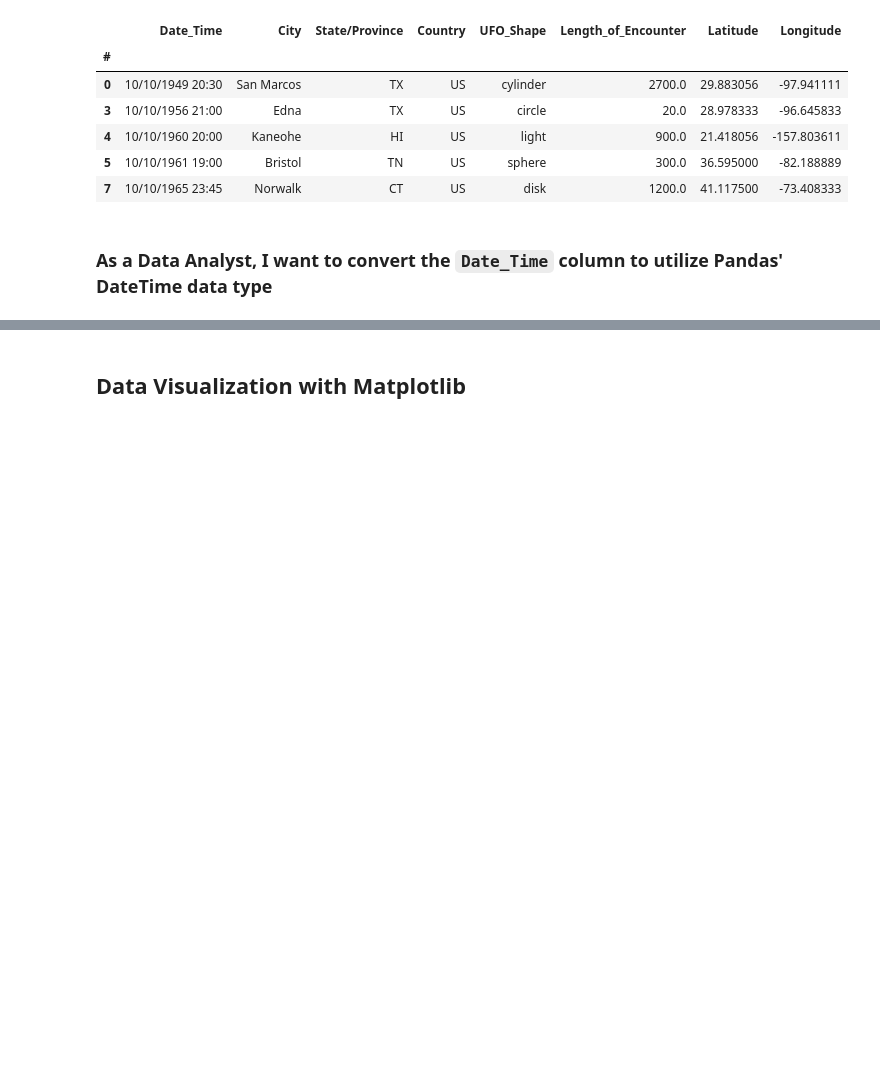
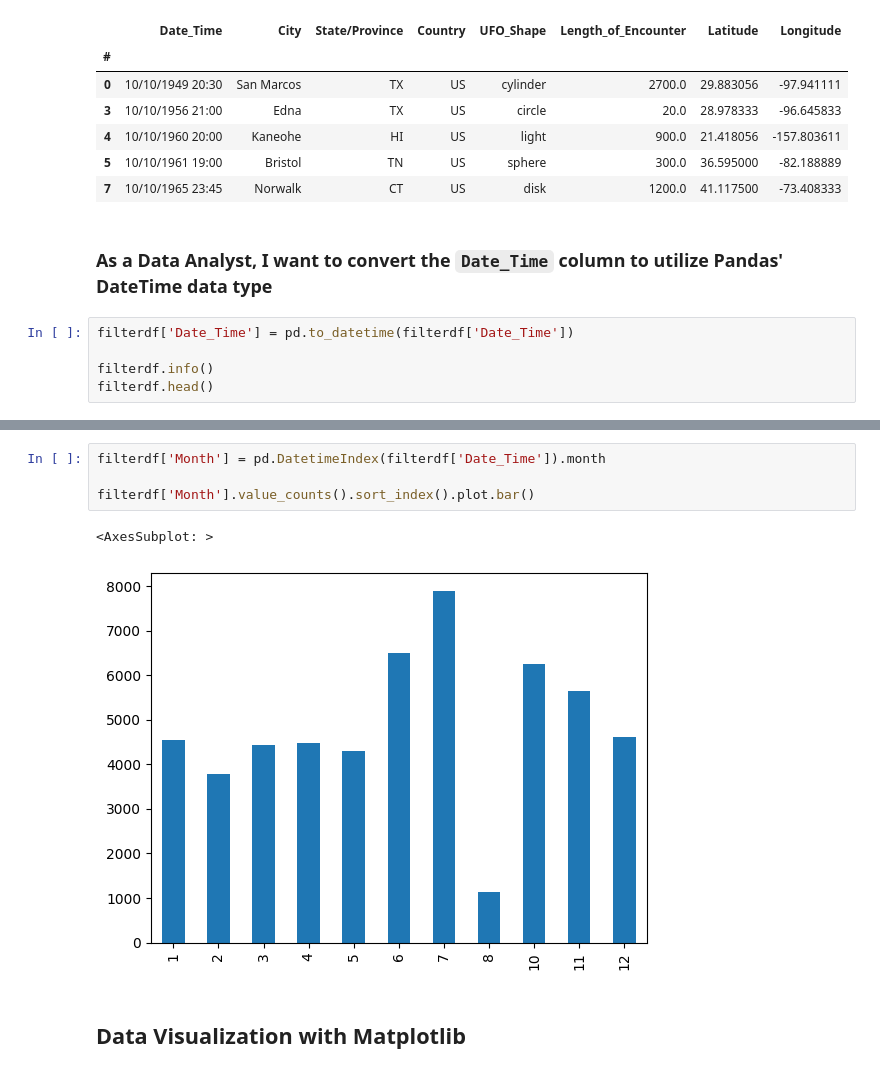
Before and after one commit to C-Skala/ata-Visualization-with-Matplotlib, a Jupyter notebook: Pandas_MatPlotLib_User_Stories.ipynb, the cells around one changed output, grey strips where cells are left out. Cells and saved outputs as stored; diff of their text form; blank space fills up the shorter version.

```diff
--- a/Pandas_MatPlotLib_User_Stories.ipynb
+++ b/Pandas_MatPlotLib_User_Stories.ipynb
@@ -61,3 +61,8 @@ filterdf.head()
 | 7 | 10/10/1965 23:45 | Norwalk | CT | US | disk | 1200.0 | 41.117500 | -73.408333 |
 # %% [markdown]
 ### As a Data Analyst, I want to convert the `Date_Time` column to utilize Pandas' DateTime data type
+# %%
+filterdf['Date_Time'] = pd.to_datetime(filterdf['Date_Time'])
+
+filterdf.info()
+filterdf.head()
@@ -64,3 +109,10 @@ filterdf.head()
+# %%
+filterdf['Month'] = pd.DatetimeIndex(filterdf['Date_Time']).month
+
+filterdf['Month'].value_counts().sort_index().plot.bar()
+# %% [output]
+<AxesSubplot: >
+[figure, added]
 # %% [markdown]
 ## Data Visualization with Matplotlib
 # %% [markdown]
```
Also changed, not shown: parts of 7 cells of this notebook.
